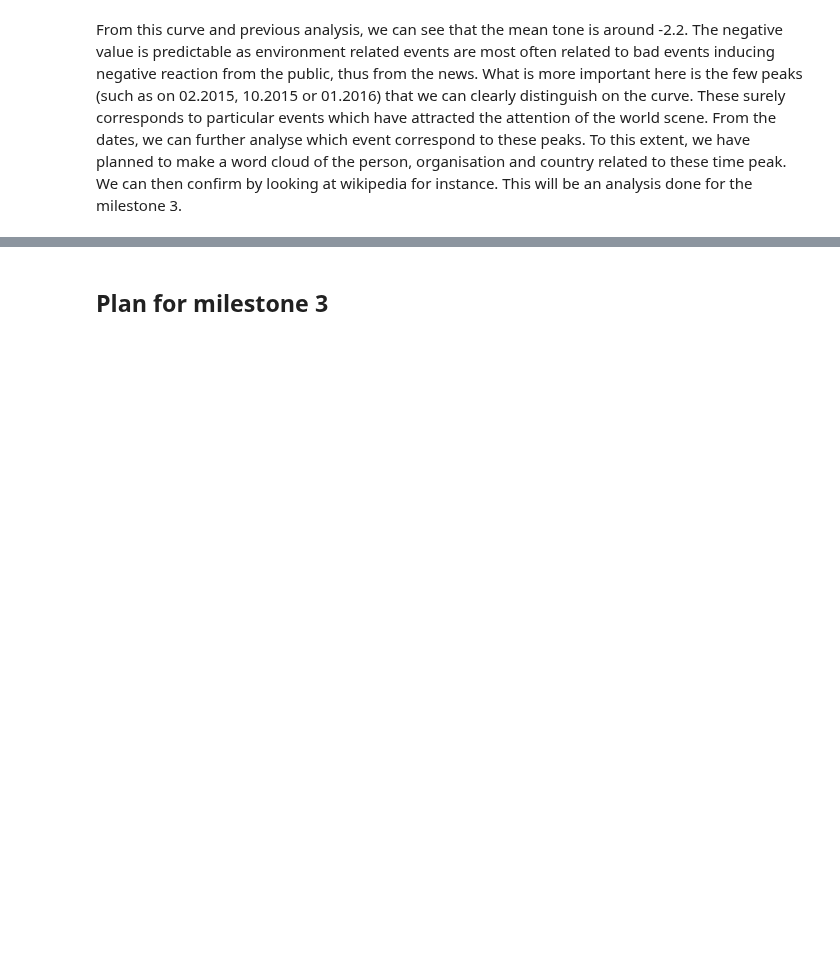
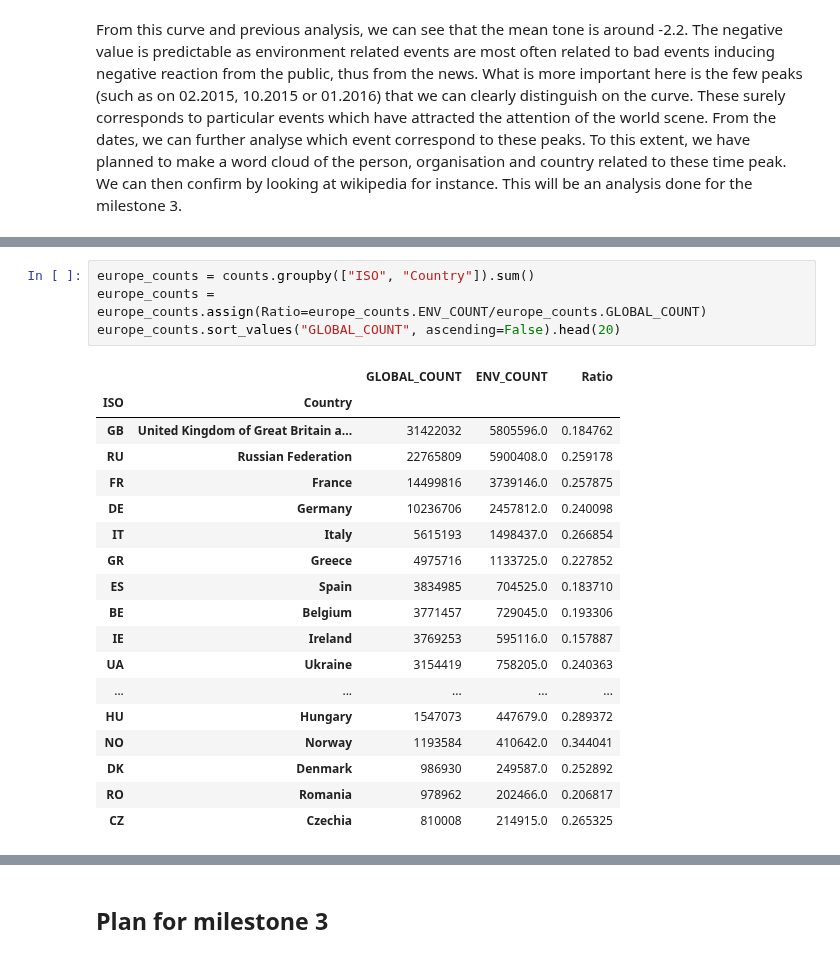
Before and after one commit to damlobster/ada2018, a Jupyter notebook: src/Milestone2.ipynb, the cells around one changed output, grey strips where cells are left out. Saved outputs shown, nothing was run; the diff lists cells and outputs as text; blank space fills up the shorter version.

```diff
--- a/src/Milestone2.ipynb
+++ b/src/Milestone2.ipynb
@@ -247,0 +377,23 @@ What is more important here is the few peaks (such as on 02.2015, 10.2015 or 01.
+# %%
+europe_counts = counts.groupby(["ISO", "Country"]).sum()
+europe_counts = europe_counts.assign(Ratio=europe_counts.ENV_COUNT/europe_counts.GLOBAL_COUNT)
+europe_counts.sort_values("GLOBAL_COUNT", ascending=False).head(20)
+# %% [output]
+|  |  | GLOBAL_COUNT | ENV_COUNT | Ratio |
+| ISO | Country |  |  |  |
+| GB | United Kingdom of Great Britain a... | 31422032 | 5805596.0 | 0.184762 |
+| RU | Russian Federation | 22765809 | 5900408.0 | 0.259178 |
+| FR | France | 14499816 | 3739146.0 | 0.257875 |
+| DE | Germany | 10236706 | 2457812.0 | 0.240098 |
+| IT | Italy | 5615193 | 1498437.0 | 0.266854 |
+| GR | Greece | 4975716 | 1133725.0 | 0.227852 |
+| ES | Spain | 3834985 | 704525.0 | 0.183710 |
+| BE | Belgium | 3771457 | 729045.0 | 0.193306 |
+| IE | Ireland | 3769253 | 595116.0 | 0.157887 |
+| UA | Ukraine | 3154419 | 758205.0 | 0.240363 |
+| ... | ... | ... | ... | ... |
+| HU | Hungary | 1547073 | 447679.0 | 0.289372 |
+| NO | Norway | 1193584 | 410642.0 | 0.344041 |
+| DK | Denmark | 986930 | 249587.0 | 0.252892 |
+| RO | Romania | 978962 | 202466.0 | 0.206817 |
+| CZ | Czechia | 810008 | 214915.0 | 0.265325 |
```
Also changed, not shown: parts of 30 cells of this notebook, 11 other files.
